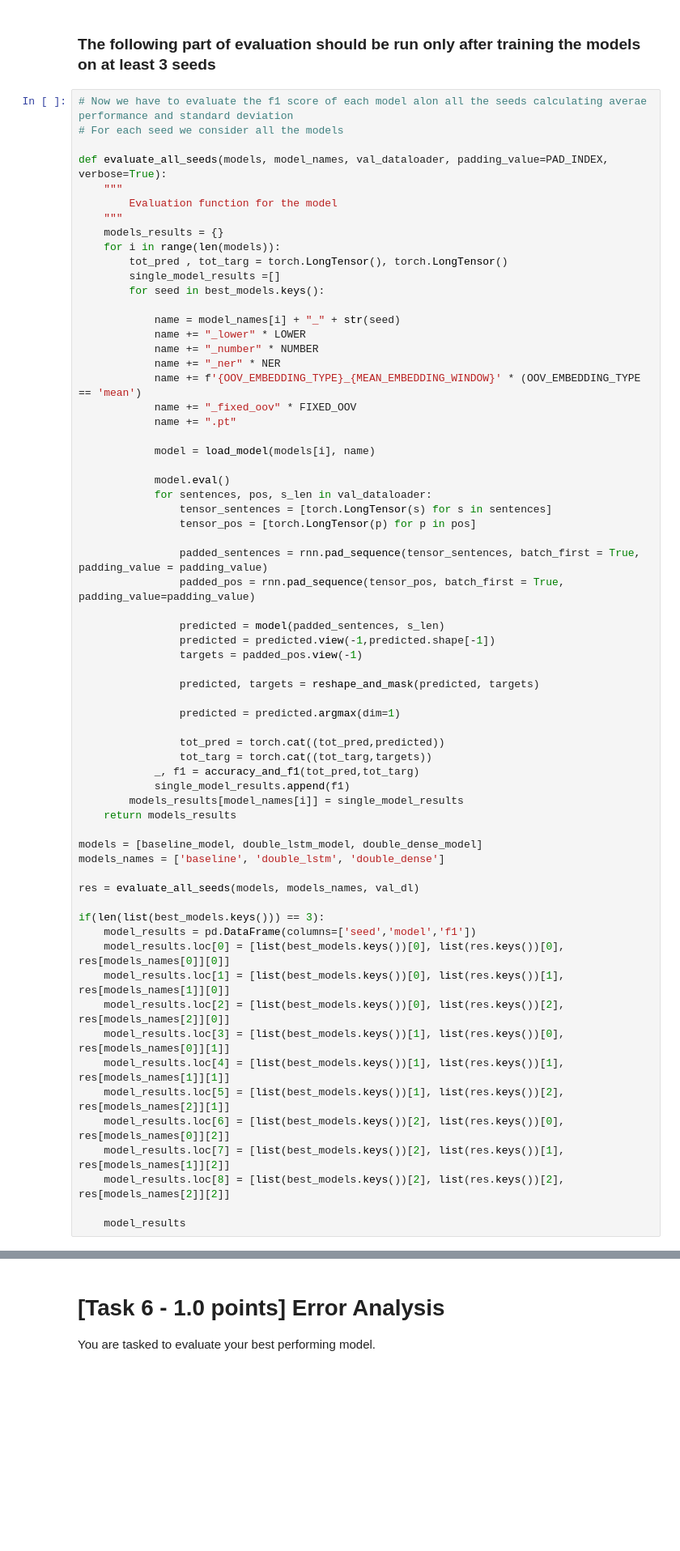
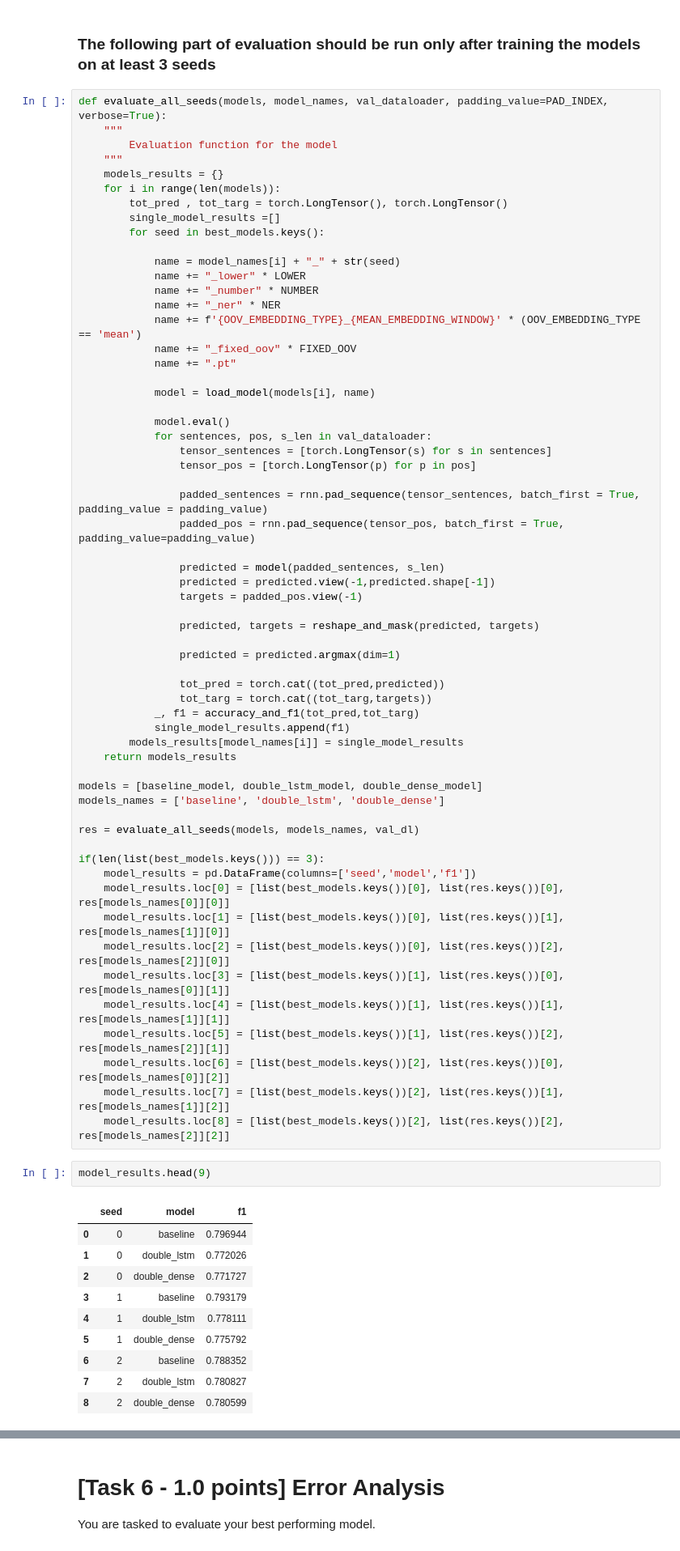
Before and after one commit to AndreaZecca/NLP-assignments, a Jupyter notebook: Assignment-1/Assignment1.ipynb, the cells around one changed output, grey strips where cells are left out. Shown at 81% size. Drawn from its saved outputs; the diff is of its cells as text; blank space fills up the shorter version.

```diff
--- a/Assignment-1/Assignment1.ipynb
+++ b/Assignment-1/Assignment1.ipynb
@@ -930,9 +928,6 @@ save_model(best_double_dense_model, 'double_dense')
 # %% [markdown]
 ### The following part of evaluation should be run only after training the models on at least 3 seeds
 # %%
-# Now we have to evaluate the f1 score of each model alon all the seeds calculating averae performance and standard deviation
-# For each seed we consider all the models
-
 def evaluate_all_seeds(models, model_names, val_dataloader, padding_value=PAD_INDEX,  verbose=True):
     """
         Evaluation function for the model
@@ -992,8 +987,19 @@ if(len(list(best_models.keys())) == 3):
     model_results.loc[6] = [list(best_models.keys())[2], list(res.keys())[0], res[models_names[0]][2]]
     model_results.loc[7] = [list(best_models.keys())[2], list(res.keys())[1], res[models_names[1]][2]]
     model_results.loc[8] = [list(best_models.keys())[2], list(res.keys())[2], res[models_names[2]][2]]
-
-    model_results
+# %%
+model_results.head(9)
+# %% [output]
+|  | seed | model | f1 |
+| 0 | 0 | baseline | 0.796944 |
+| 1 | 0 | double_lstm | 0.772026 |
+| 2 | 0 | double_dense | 0.771727 |
+| 3 | 1 | baseline | 0.793179 |
+| 4 | 1 | double_lstm | 0.778111 |
+| 5 | 1 | double_dense | 0.775792 |
+| 6 | 2 | baseline | 0.788352 |
+| 7 | 2 | double_lstm | 0.780827 |
+| 8 | 2 | double_dense | 0.780599 |
 # %%
 means = []
 stdevs = []
```
Also changed, not shown: parts of 9 cells of this notebook.
